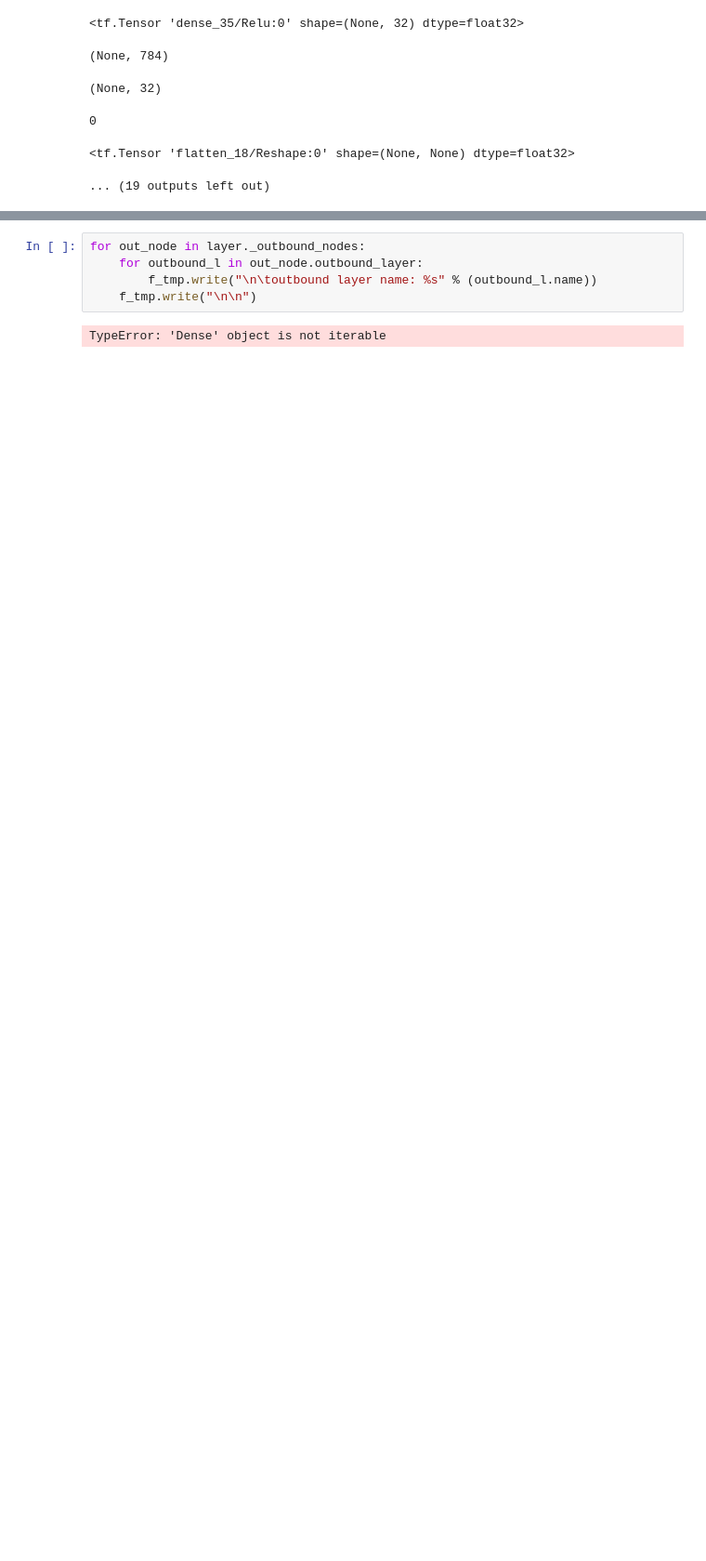
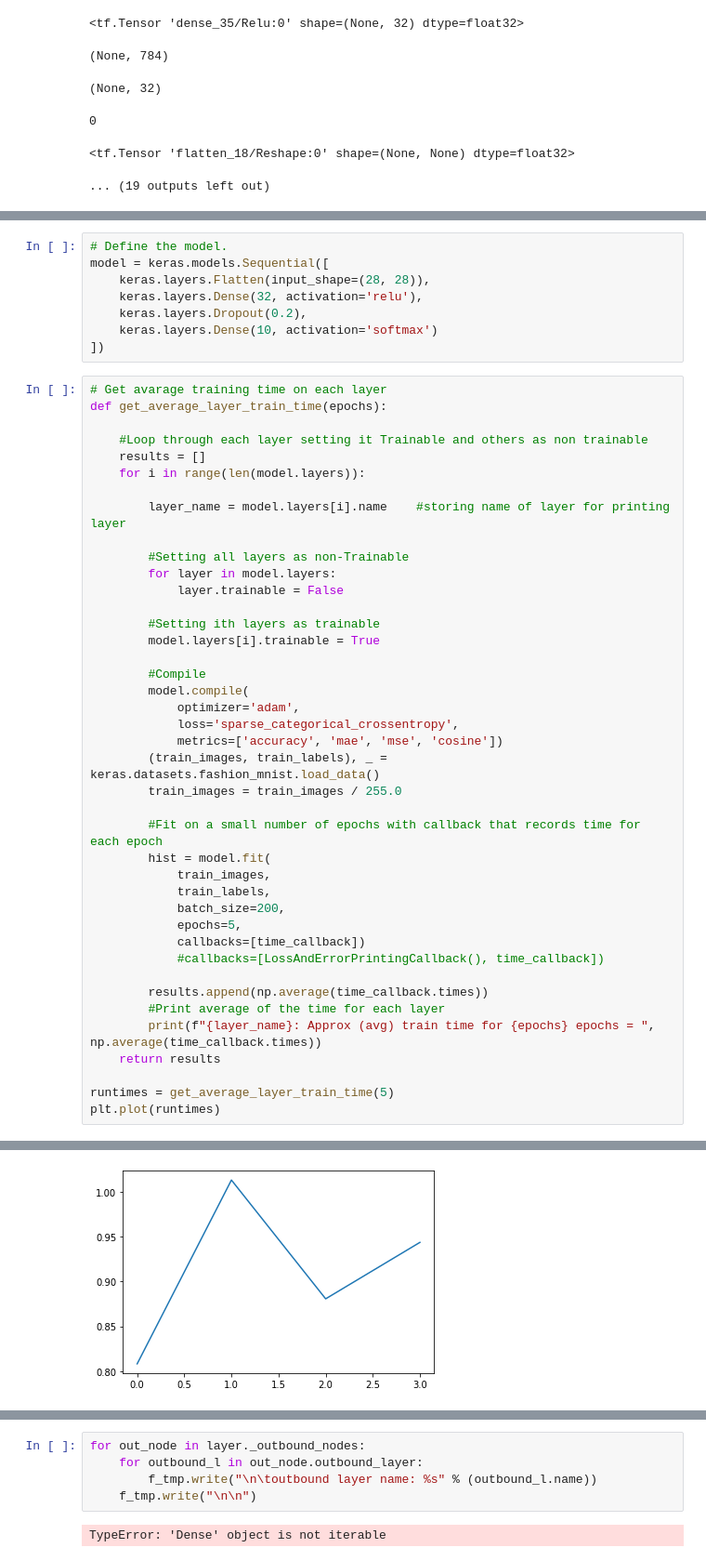
Before and after one commit to deepkhajanchi/CMPE295-Whitebox-platform, a Jupyter notebook: disease-pest-classification.ipynb, the cells around one changed output, grey strips where cells are left out. Shown at 93% size. Cells and saved outputs as stored; diff of their text form; blank space fills up the shorter version.

Commit message:
Get average training time on each epoch, get more metrics, and display activations on each layer.

```diff
--- a/disease-pest-classification.ipynb
+++ b/disease-pest-classification.ipynb
@@ -1438,0 +1466,50 @@ Fo
+# %%
+# Define the model.
+model = keras.models.Sequential([
+    keras.layers.Flatten(input_shape=(28, 28)),
+    keras.layers.Dense(32, activation='relu'),
+    keras.layers.Dropout(0.2),
+    keras.layers.Dense(10, activation='softmax')
+])
+# %%
+# Get avarage training time on each layer
+def get_average_layer_train_time(epochs):
+
+    #Loop through each layer setting it Trainable and others as non trainable
+    results = []
+    for i in range(len(model.layers)):
+
+        layer_name = model.layers[i].name    #storing name of layer for printing layer
+
+        #Setting all layers as non-Trainable
+        for layer in model.layers:
+            layer.trainable = False
+
+        #Setting ith layers as trainable
+        model.layers[i].trainable = True
+
+        #Compile
+        model.compile(
+            optimizer='adam',
+            loss='sparse_categorical_crossentropy',
+            metrics=['accuracy', 'mae', 'mse', 'cosine'])
+        (train_images, train_labels), _ = keras.datasets.fashion_mnist.load_data()
+        train_images = train_images / 255.0
+
+        #Fit on a small number of epochs with callback that records time for each epoch
+        hist = model.fit(
+            train_images,
+            train_labels,
+            batch_size=200,
+            epochs=5,
+            callbacks=[time_callback])
+            #callbacks=[LossAndErrorPrintingCallback(), time_callback])
+
+        results.append(np.average(time_callback.times))
+        #Print average of the time for each layer
+        print(f"{layer_name}: Approx (avg) train time for {epochs} epochs = ", np.average(time_callback.times))
+    return results
+
+runtimes = get_average_layer_train_time(5)
+plt.plot(runtimes)
+# %% [output]
@@ -1438,0 +1534 @@ Fo
+[figure, added]
```
Also changed, not shown: parts of 18 cells of this notebook.
